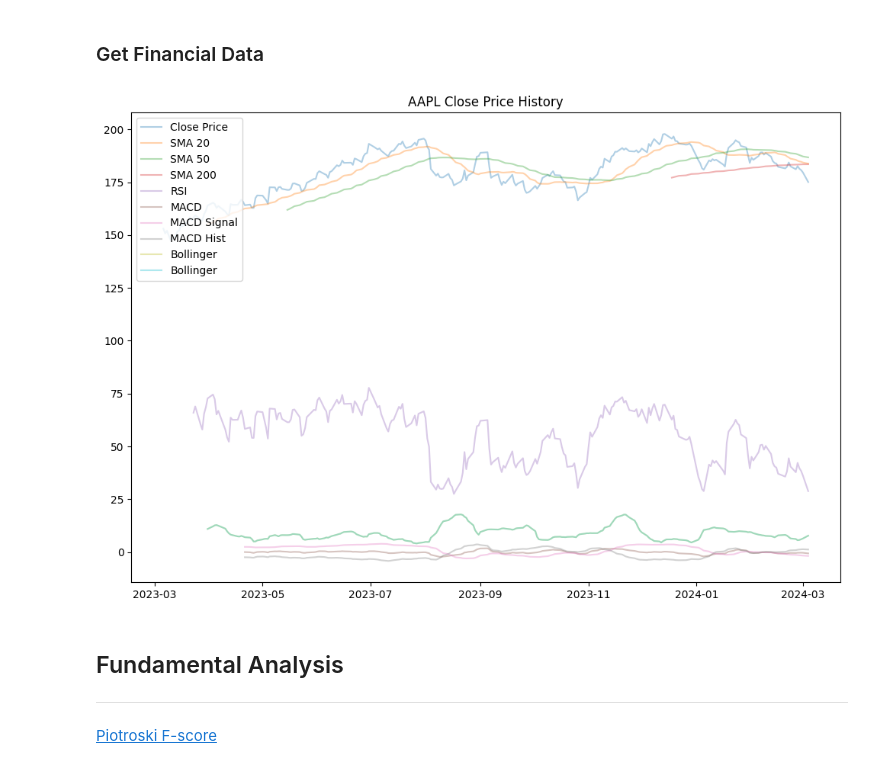
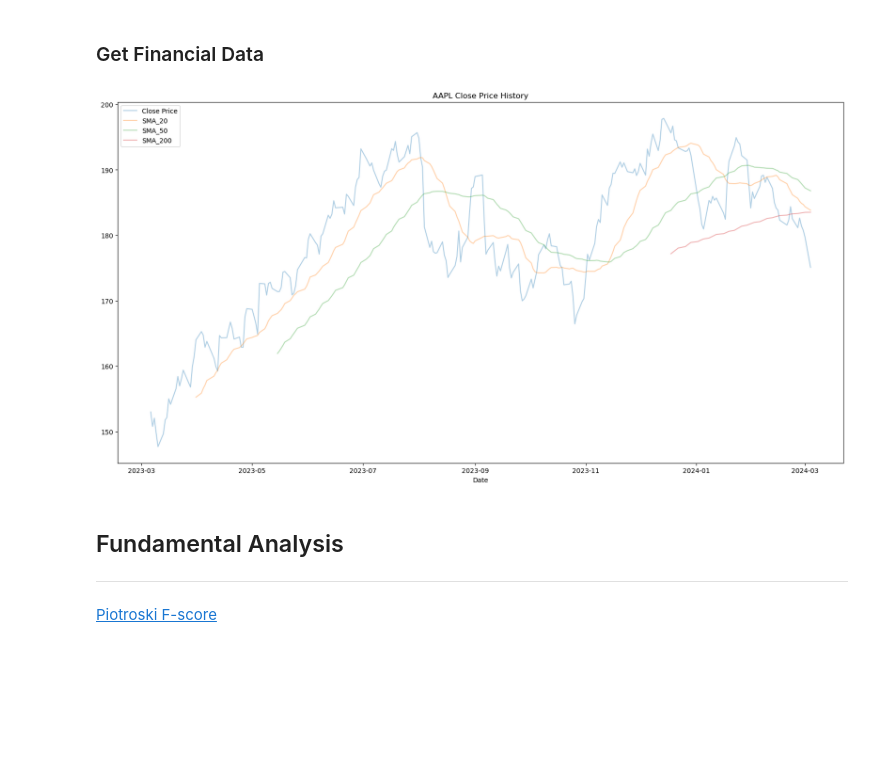
Before and after one commit to Lawrence908/AlgorithmicTrading, a Jupyter notebook: AlgorithmicTrading.ipynb, the cells around one changed output. Drawn from its saved outputs; the diff is of its cells as text; code cells hidden in the pictures; blank space fills up the shorter version.

```diff
--- a/AlgorithmicTrading.ipynb
+++ b/AlgorithmicTrading.ipynb
@@ -38,7 +39,7 @@ class Ticker:
         else:
             self.Ticker = yf.Ticker(self.symbol)
             self.actions = self.Ticker.get_actions()
-            # self.analysis = self.Ticker.get_analysis()
+
             self.balance = self.Ticker.get_balance_sheet()
             self.calendar = self.Ticker.get_calendar()
             self.cf = self.Ticker.get_cashflow()
@@ -46,7 +47,14 @@ class Ticker:
             self.inst_holders = self.Ticker.get_institutional_holders()
             self.news = self.Ticker.get_news()
             self.recommendations = self.Ticker.get_recommendations()
-            # self.sustainability = self.Ticker.get_sustainability()
+            try:
+                self.analysis = self.Ticker.get_analysis()
+            except:
+                self.analysis = None
+            try:
+                self.sustainability = self.Ticker.get_sustainability()
+            except:
+                self.sustainability = None
 
     def __str__(self):
         return self.symbol
@@ -83,17 +91,22 @@ class Signals:
         return self.ticker.symbol
 
     def plot(self):
-        plt.figure(figsize=(12, 8))
-
+        plt.figure(figsize=(20, 10))
+        plt.plot(self.data['Close'], label='Close Price', alpha=0.35)
+        plt.plot(self.data['SMA_20'], label='SMA_20', alpha=0.35)
+        plt.plot(self.data['SMA_50'], label='SMA_50', alpha=0.35)
+        plt.plot(self.data['SMA_200'], label='SMA_200', alpha=0.35)
+        plt.title(f'{self.ticker.symbol} Close Price History')
+        plt.xlabel('Date')
         plt.legend(loc='upper left')
-        plt.title(f'{self.ticker.symbol} Close Price History')
 # %%
 aapl = Ticker('AAPL')
+# aapl.df
 
-sig = Signals(aapl)
-sig.plot()
+aapl_signals = Signals(aapl)
+aapl_signals.plot()
 # %% [output]
-[figure, old version]
+[figure, new version]
 # %% [markdown]
 ## Fundamental Analysis
 ---
```
Also changed, not shown: parts of 1 cell of this notebook.
